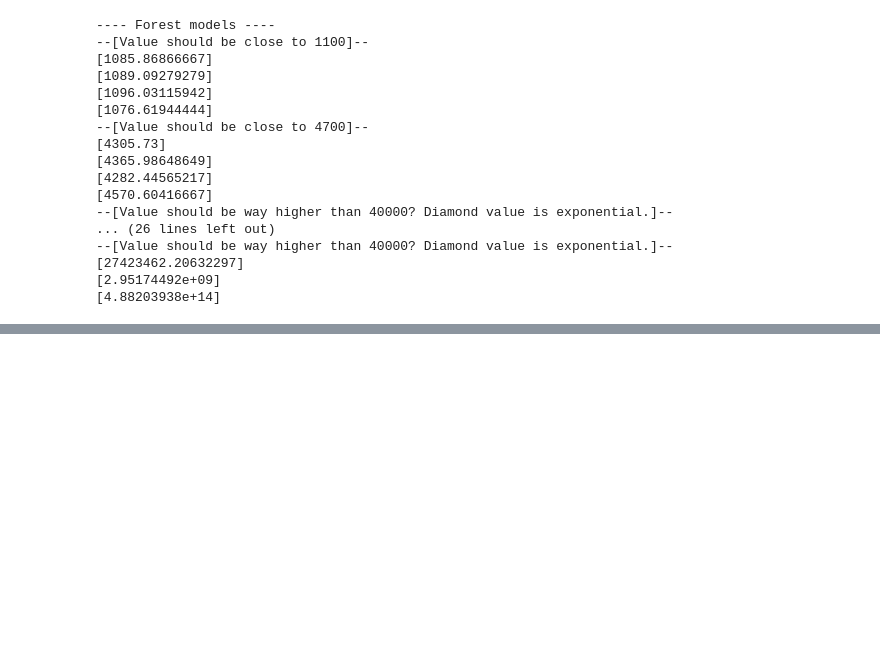
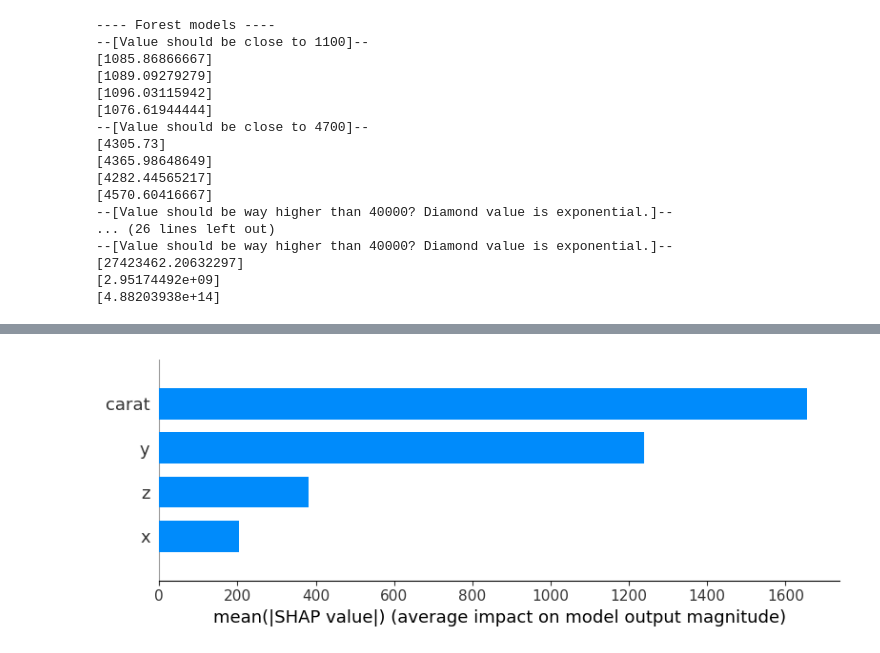
Before and after one commit to TeaDrinkingProgrammer/hcai, a Jupyter notebook: model-building/Diamond model.ipynb, the cells around one changed output, grey strips where cells are left out. Cells and saved outputs as stored; diff of their text form; code cells hidden in the pictures; blank space fills up the shorter version.

```diff
--- a/model-building/Diamond model.ipynb
+++ b/model-building/Diamond model.ipynb
@@ -766,0 +958,4 @@ https://scikit-learn.org/stable/model_persistence.html#security-maintainability-
+# %%
+shap.summary_plot(rf_shap_values, X_test, plot_type="bar", feature_names=['carat', 'x', 'y', 'z'])
+# %% [output]
+[figure, added]
```
Also changed, not shown: parts of 13 cells of this notebook, 10 other files.
